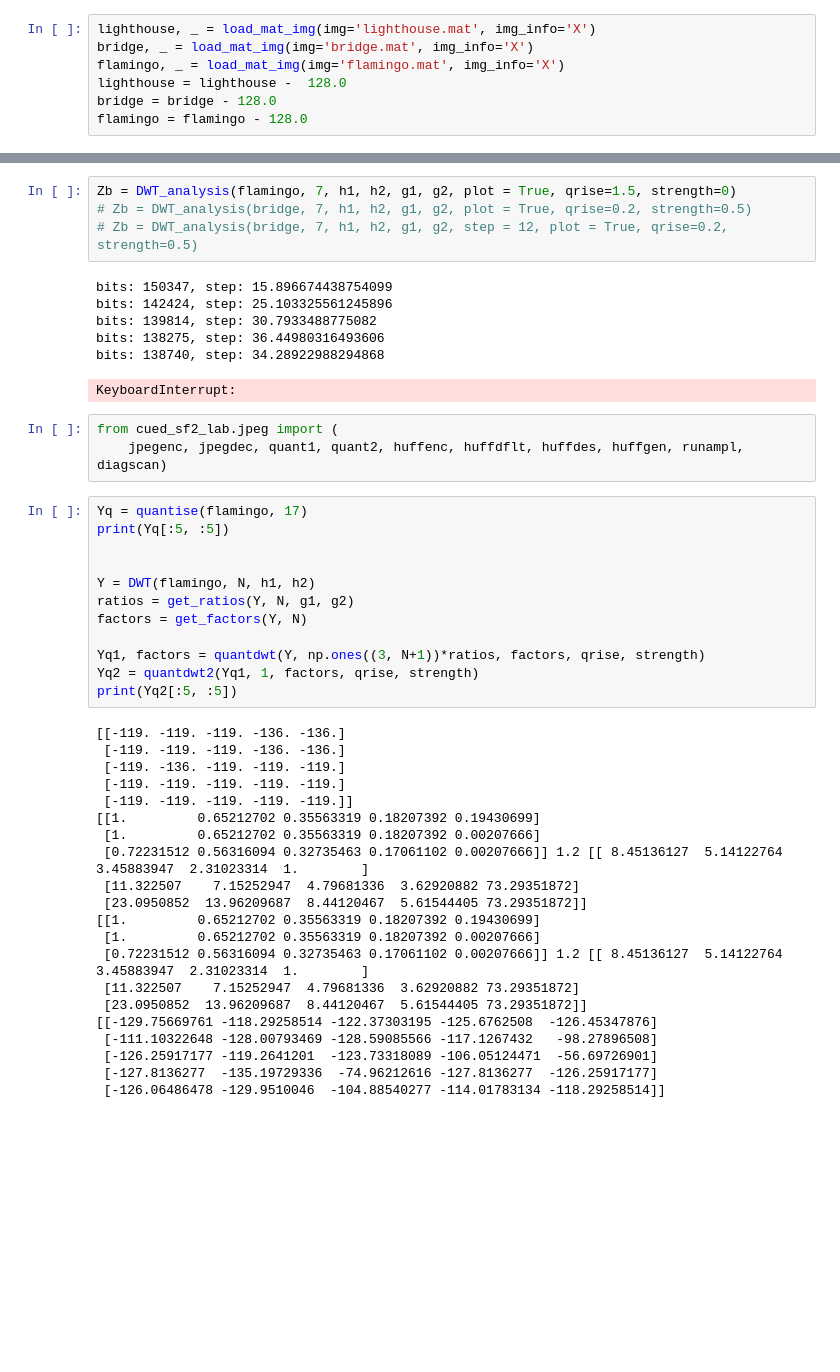
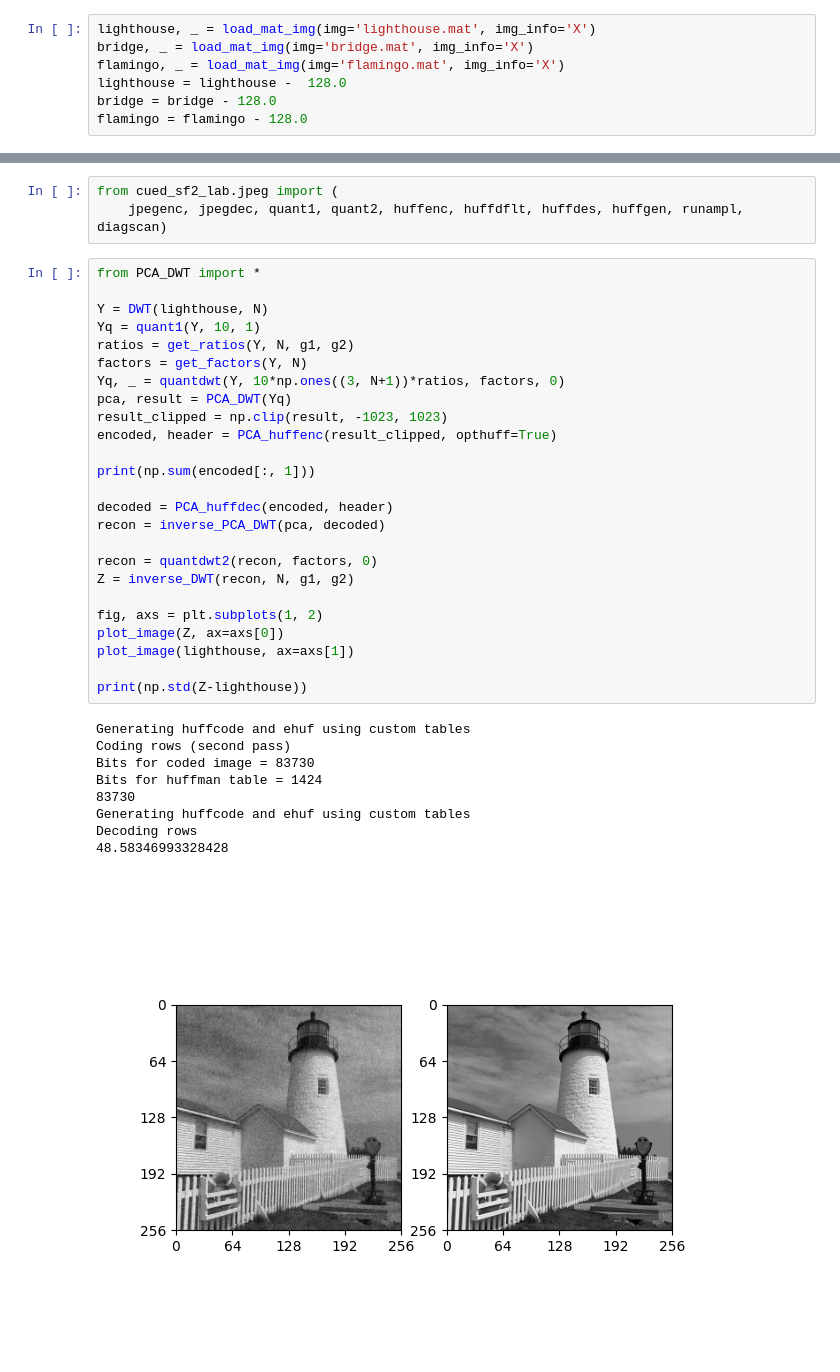
Before and after one commit to sigproc-classrooms/sf2-competition-2023-team-10, a Jupyter notebook: experiments.ipynb, the cells around one changed output, grey strips where cells are left out. Saved outputs shown, nothing was run; the diff lists cells and outputs as text; blank space fills up the shorter version.

```diff
--- a/experiments.ipynb
+++ b/experiments.ipynb
@@ -97,50 +80,41 @@ Bits for coded image = 528880
 Bits for huffman table = 1424
 Generating huffcode and ehuf using custom tables
 Decoding rows
-# %%
-Zb = DWT_analysis(flamingo, 7, h1, h2, g1, g2, plot = True, qrise=1.5, strength=0)
-# Zb = DWT_analysis(bridge, 7, h1, h2, g1, g2, plot = True, qrise=0.2, strength=0.5)
-# Zb = DWT_analysis(bridge, 7, h1, h2, g1, g2, step = 12, plot = True, qrise=0.2, strength=0.5)
-# %% [output]
-bits: 150347, step: 15.896674438754099
-bits: 142424, step: 25.103325561245896
-bits: 139814, step: 30.7933488775082
-bits: 138275, step: 36.44980316493606
-bits: 138740, step: 34.28922988294868
-KeyboardInterrupt:
 # %%
 from cued_sf2_lab.jpeg import (
     jpegenc, jpegdec, quant1, quant2, huffenc, huffdflt, huffdes, huffgen, runampl, diagscan)
-# %%
-Yq = quantise(flamingo, 17)
-print(Yq[:5, :5])
-
-
-Y = DWT(flamingo, N, h1, h2)
-ratios = get_ratios(Y, N, g1, g2)
-factors = get_factors(Y, N)
-
-Yq1, factors = quantdwt(Y, np.ones((3, N+1))*ratios, factors, qrise, strength)
-Yq2 = quantdwt2(Yq1, 1, factors, qrise, strength)
-print(Yq2[:5, :5])
-# %% [output]
-[[-119. -119. -119. -136. -136.]
- [-119. -119. -119. -136. -136.]
- [-119. -136. -119. -119. -119.]
- [-119. -119. -119. -119. -119.]
- [-119. -119. -119. -119. -119.]]
-[[1.         0.65212702 0.35563319 0.18207392 0.19430699]
- [1.         0.65212702 0.35563319 0.18207392 0.00207666]
- [0.72231512 0.56316094 0.32735463 0.17061102 0.00207666]] 1.2 [[ 8.45136127  5.14122764  3.45883947  2.31023314  1.        ]
- [11.322507    7.15252947  4.79681336  3.62920882 73.29351872]
- [23.0950852  13.96209687  8.44120467  5.61544405 73.29351872]]
-[[1.         0.65212702 0.35563319 0.18207392 0.19430699]
- [1.         0.65212702 0.35563319 0.18207392 0.00207666]
- [0.72231512 0.56316094 0.32735463 0.17061102 0.00207666]] 1.2 [[ 8.45136127  5.14122764  3.45883947  2.31023314  1.        ]
- [11.322507    7.15252947  4.79681336  3.62920882 73.29351872]
- [23.0950852  13.96209687  8.44120467  5.61544405 73.29351872]]
-[[-129.75669761 -118.29258514 -122.37303195 -125.6762508  -126.45347876]
- [-111.10322648 -128.00793469 -128.59085566 -117.1267432   -98.27896508]
- [-126.25917177 -119.2641201  -123.73318089 -106.05124471  -56.69726901]
- [-127.8136277  -135.19729336  -74.96212616 -127.8136277  -126.25917177]
- [-126.06486478 -129.9510046  -104.88540277 -114.01783134 -118.29258514]]
+# %%
+from PCA_DWT import *
+
+Y = DWT(lighthouse, N)
+Yq = quant1(Y, 10, 1)
+ratios = get_ratios(Y, N, g1, g2)
+factors = get_factors(Y, N)
+Yq, _ = quantdwt(Y, 10*np.ones((3, N+1))*ratios, factors, 0)
+pca, result = PCA_DWT(Yq)
+result_clipped = np.clip(result, -1023, 1023)
+encoded, header = PCA_huffenc(result_clipped, opthuff=True)
+
+print(np.sum(encoded[:, 1]))
+
+decoded = PCA_huffdec(encoded, header)
+recon = inverse_PCA_DWT(pca, decoded)
+
+recon = quantdwt2(recon, factors, 0)
+Z = inverse_DWT(recon, N, g1, g2)
+
+fig, axs = plt.subplots(1, 2)
+plot_image(Z, ax=axs[0])
+plot_image(lighthouse, ax=axs[1])
+
+print(np.std(Z-lighthouse))
+# %% [output]
+Generating huffcode and ehuf using custom tables
+Coding rows (second pass)
+Bits for coded image = 83730
+Bits for huffman table = 1424
+83730
+Generating huffcode and ehuf using custom tables
+Decoding rows
+48.58346993328428
+[figure, added]
```
Also changed, not shown: parts of 9 cells of this notebook, 4 other files.
